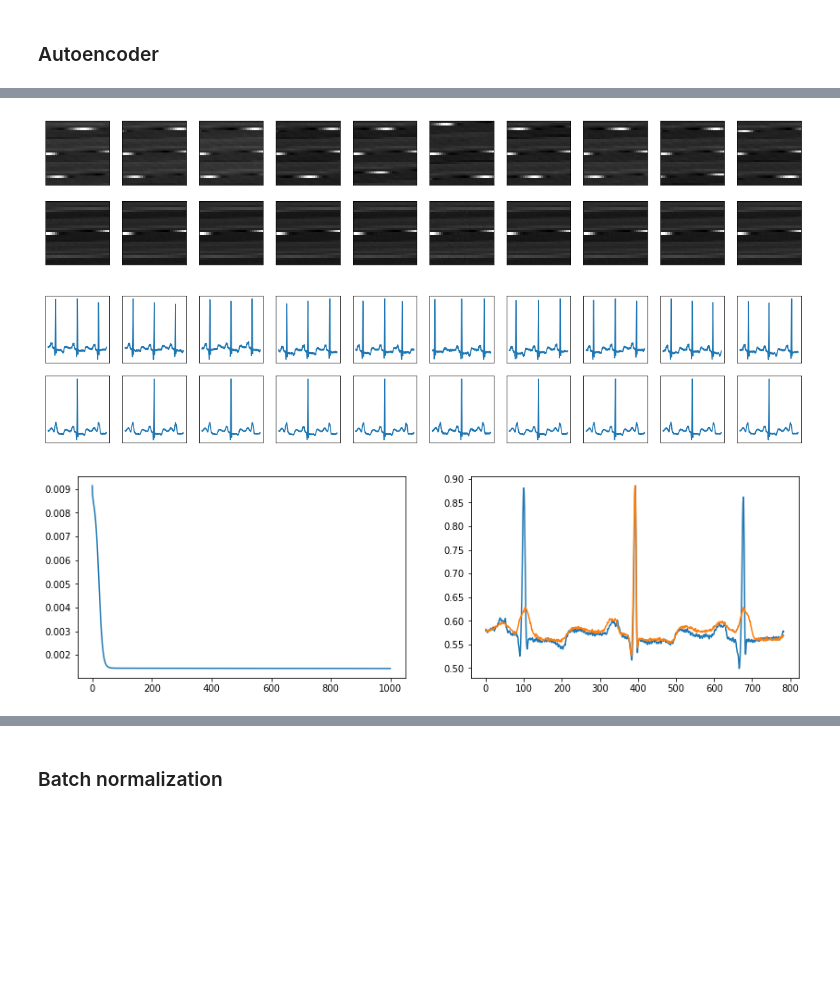
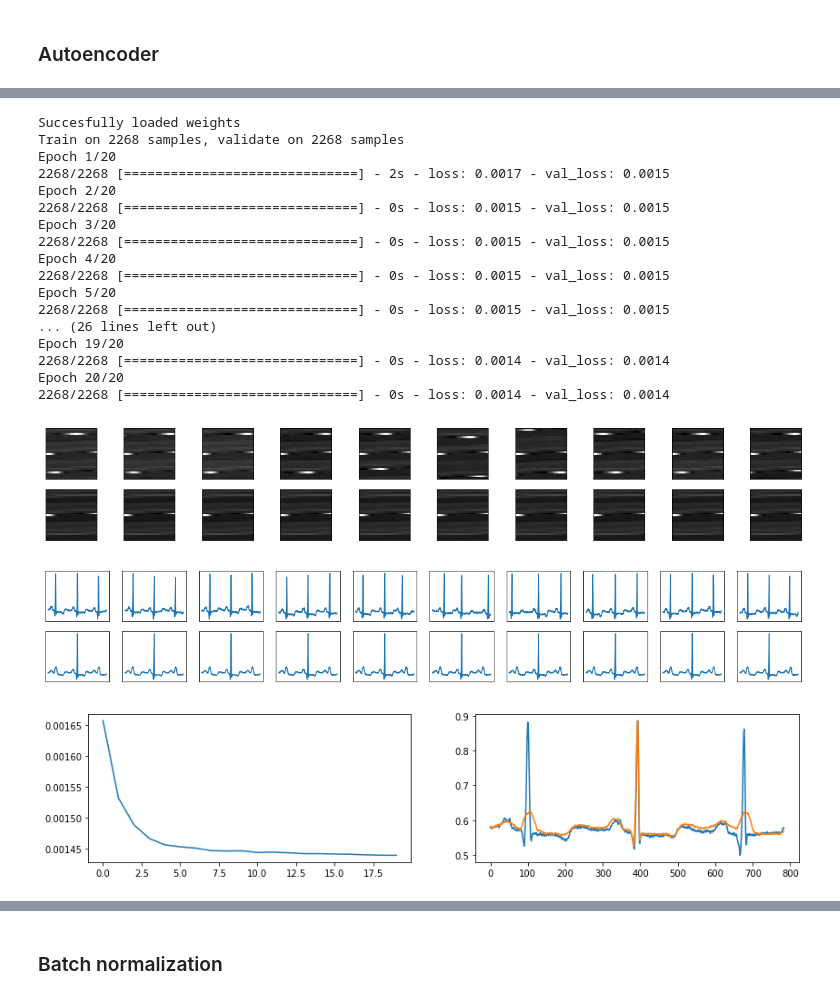
Before and after one commit to piotrbazan/machine-learning, a Jupyter notebook: projects/ecg/ecg.ipynb, the cells around one changed output, grey strips where cells are left out. Saved outputs shown, nothing was run; the diff lists cells and outputs as text; code cells hidden in the pictures; blank space fills up the shorter version.

Commit message:
Adding model serialization

```diff
--- a/projects/ecg/ecg.ipynb
+++ b/projects/ecg/ecg.ipynb
@@ -119,7 +113,7 @@ ann, sig = load_data()
 # %%
 def get_train_test_set(shape = (784, )):
     x, delta = [], int(784 / 2)
-    for i in ann[ann['Type'] == 'N']['Sample #']:
+    for i in ann[ann['Type'].isin(['A', 'N'])]['Sample #']:
         if i >= delta and i < len(sig) - delta:
             s = np.array(sig['MLII'][i - delta:i + delta])
 #             s = np.array([np.mean(s[i:i + 5]) for i, _ in enumerate(s)])
@@ -168,7 +162,7 @@ def plot_loss_accuracy(loss, x_test, x_decoded):
 def load_weights(model, filename, load_prev):
     if filename is not None and load_prev:
         try:
-            model.load_weights(filename, by_name=False)
+            model.load_weights(filename)
             print('Succesfully loaded weights')
         except Exception as e:
             print('Can\'t load weights to model', e)
@@ -176,18 +170,20 @@ def load_weights(model, filename, load_prev):
 def save_weights(model, filename):
     if filename is not None:
         try:
-            model.save_weights(filename, True)
+            model.save_weights(filename)
+            #pass
         except Exception as e:
             print('Can\'t save weights to model', e)
-            pass
 # %%
 def run(encoders, shape, epochs = 10, filename = None, load_prev = True):
     global x_test, x_decoded
     autoencoder, encoder, decoder = encoders
     x_train, x_test = get_train_test_set(shape)
 
+    autoencoder.compile(optimizer='adam', loss = 'mse')
     load_weights(autoencoder, filename, load_prev)
-    loss = fit(autoencoder, x_train, x_test, epochs=epochs, loss = 'mse')
+    loss = autoencoder.fit(x_train, x_train, epochs=epochs, batch_size=512, shuffle=True, verbose = 1,
+                           validation_data=(x_test, x_test))
     save_weights(autoencoder, filename)
 
     x_decoded = decoder.predict(encoder.predict(x_test))
@@ -214,7 +215,24 @@ Epoch 5/5
 # %%
-run(*create_encoders(784, [256, 128], 64), epochs=1000)
+run(create_encoders(784, [256, 128], 64), shape=(784,), epochs=20, filename='784_256_128_64.h5', load_prev=True)
 # %% [output]
+Succesfully loaded weights
+Train on 2268 samples, validate on 2268 samples
+Epoch 1/20
+2268/2268 [==============================] - 2s - loss: 0.0017 - val_loss: 0.0015
+Epoch 2/20
+2268/2268 [==============================] - 0s - loss: 0.0015 - val_loss: 0.0015
+Epoch 3/20
+2268/2268 [==============================] - 0s - loss: 0.0015 - val_loss: 0.0015
+Epoch 4/20
+2268/2268 [==============================] - 0s - loss: 0.0015 - val_loss: 0.0015
+Epoch 5/20
+2268/2268 [==============================] - 0s - loss: 0.0015 - val_loss: 0.0015
+... (26 lines left out)
+Epoch 19/20
+2268/2268 [==============================] - 0s - loss: 0.0014 - val_loss: 0.0014
+Epoch 20/20
+2268/2268 [==============================] - 0s - loss: 0.0014 - val_loss: 0.0014
-[figure, old version]
+[figure, new version]
-[figure, old version]
+[figure, new version]
-[figure, old version]
+[figure, new version]
 # %%
```
Also changed, not shown: parts of 13 cells of this notebook.
